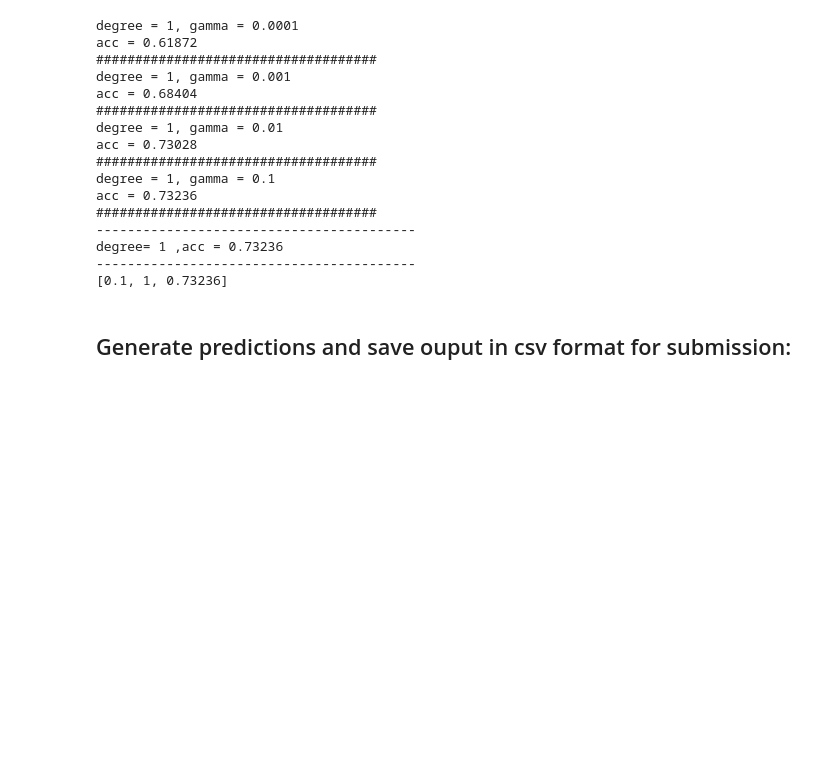
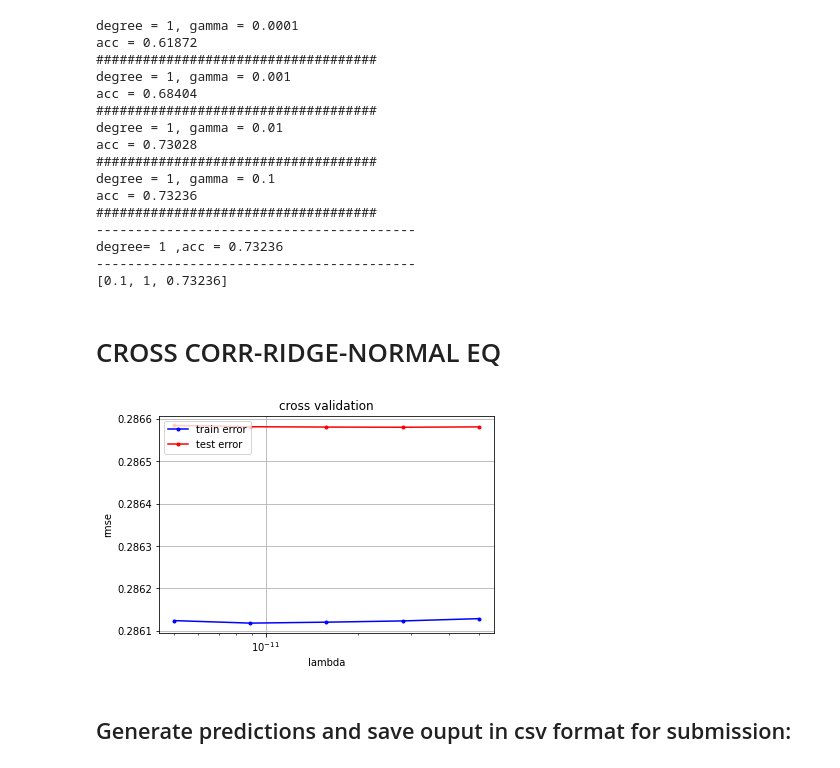
Before and after one commit to bunnY-law/ML2020, a Jupyter notebook: source/proj1.ipynb, the cells around one changed output. Drawn from its saved outputs; the diff is of its cells as text; code cells hidden in the pictures; blank space fills up the shorter version.

Commit message:
Cross corr and plots.py

```diff
--- a/source/proj1.ipynb
+++ b/source/proj1.ipynb
@@ -126,6 +142,33 @@ acc = 0.73236
 degree= 1 ,acc = 0.73236
 -----------------------------------------
 [0.1, 1, 0.73236]
+# %% [markdown]
+# CROSS CORR-RIDGE-NORMAL EQ
+# %%
+    from plots import *
+    from proj1_helpers import *
+    from implementations import *
+
+    k_fold = 10
+    seed = 7
+
+    degree = 6
+    lambdas = 5*np.logspace(-12, -11, 5)
+
+    # define lists to store the loss of training data and test data
+    loss_tr = []
+    loss_te = []
+
+    for lambda_ in lambdas:
+
+        loss_tr_tmp,loss_te_tmp=cross_validation(y,tx,k_fold,lambda_, degree,seed)
+        loss_tr+=[loss_tr_tmp]
+        loss_te+=[loss_te_tmp]
+
+    # Plot the obtained results
+    cross_validation_visualization(lambdas,loss_tr,loss_te)
+# %% [output]
+[figure, added]
 # %% [markdown]
 ## Generate predictions and save ouput in csv format for submission:
 # %%
```
Also changed, not shown: parts of 2 cells of this notebook, 1 other file.
